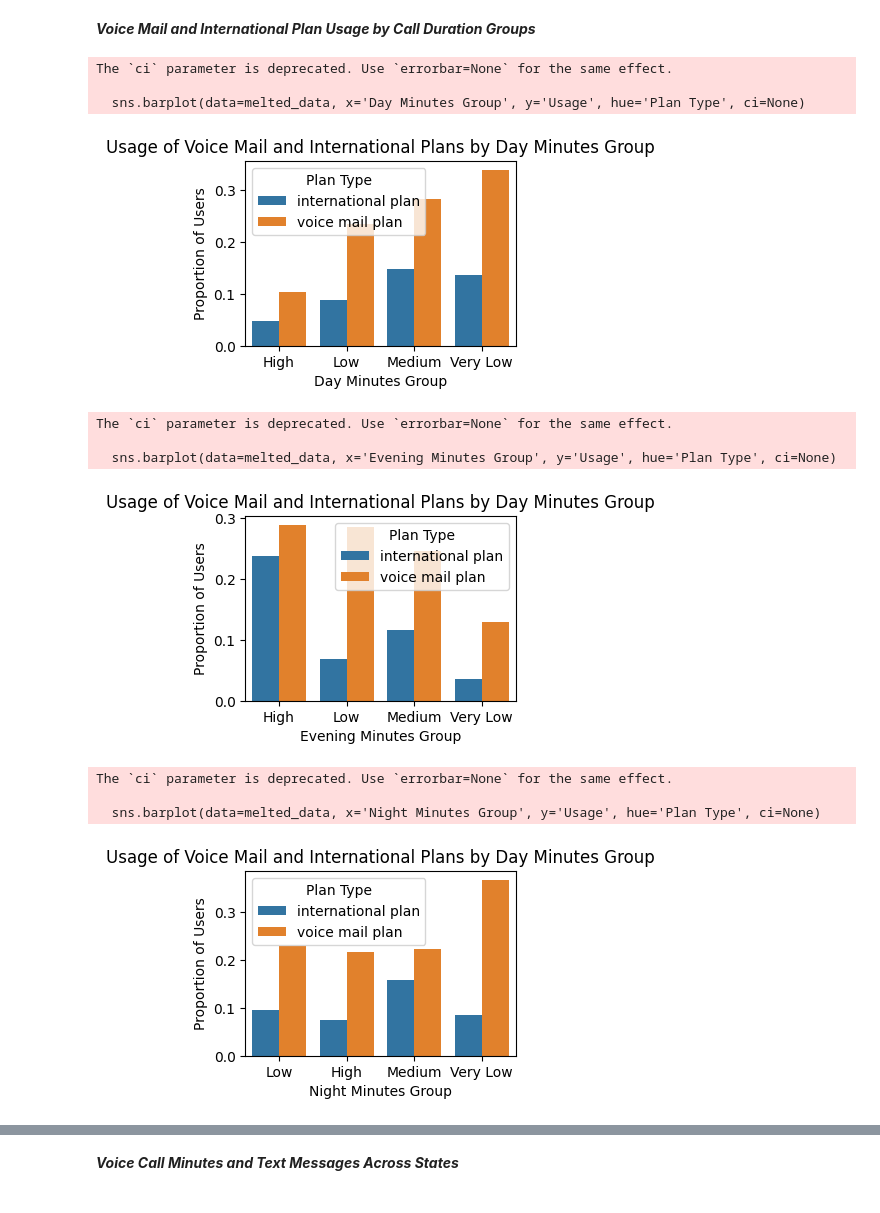
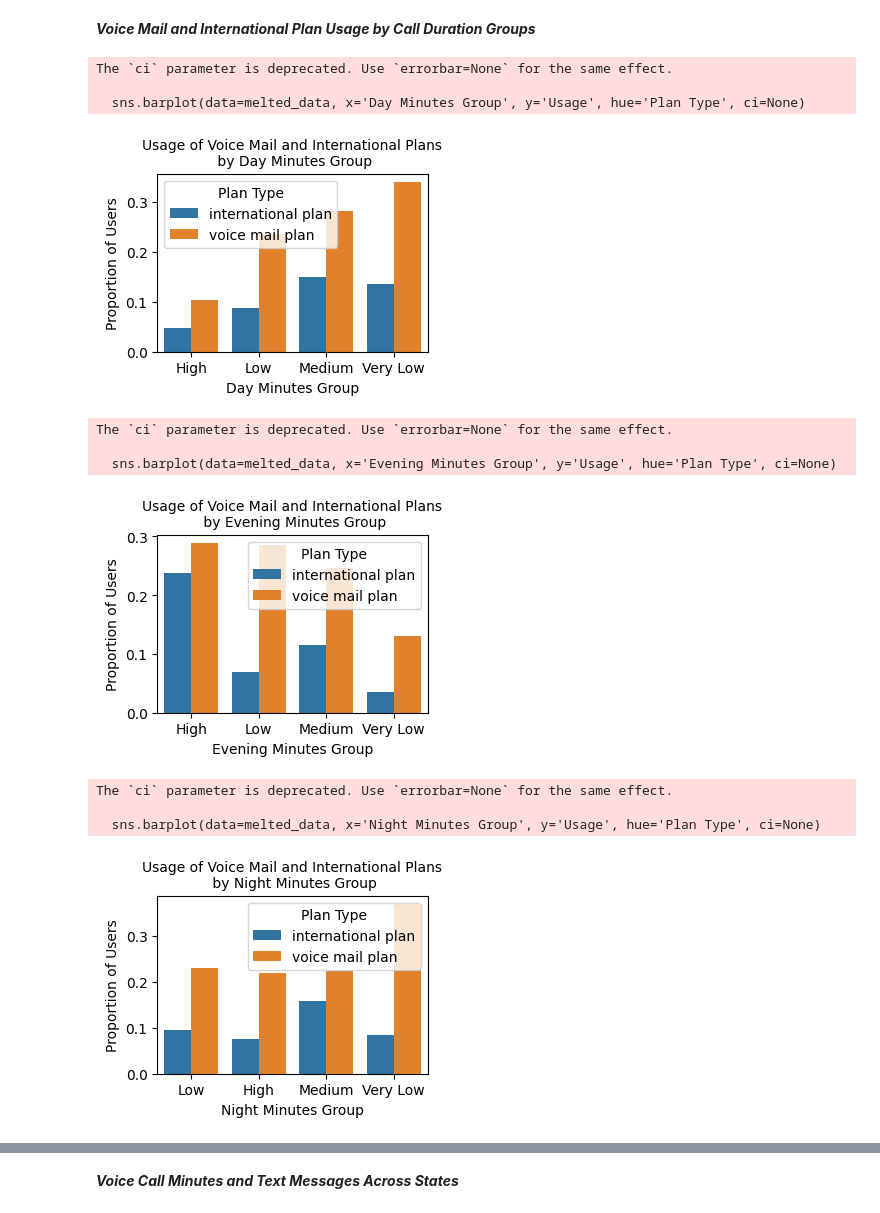
Before and after one commit to Tarannum-Samiha/Telecom-Churn-Analysis, a Jupyter notebook: Telecom_Churn.ipynb, the cells around one changed output, grey strips where cells are left out. Drawn from its saved outputs; the diff is of its cells as text; code cells hidden in the pictures.

```diff
--- a/Telecom_Churn.ipynb
+++ b/Telecom_Churn.ipynb
@@ -219,21 +233,21 @@ melted_data = plan_usage_summary.melt(id_vars=['Day Minutes Group', 'Evening Min
 # %%
 plt.subplot(2, 2, 3)
 sns.barplot(data=melted_data, x='Day Minutes Group', y='Usage', hue='Plan Type', ci=None)
-plt.title('Usage of Voice Mail and International Plans by Day Minutes Group')
+plt.title('Usage of Voice Mail and International Plans\n by Day Minutes Group', fontsize=10)
 plt.xlabel('Day Minutes Group')
 plt.ylabel('Proportion of Users')
 plt.legend(title='Plan Type')
 plt.tight_layout()
 plt.show()
 # %% [output]
 The `ci` parameter is deprecated. Use `errorbar=None` for the same effect.
 
   sns.barplot(data=melted_data, x='Day Minutes Group', y='Usage', hue='Plan Type', ci=None)
-[figure, old version]
+[figure, new version]
 # %%
 plt.subplot(2, 2, 3)
 sns.barplot(data=melted_data, x='Evening Minutes Group', y='Usage', hue='Plan Type', ci=None)
-plt.title('Usage of Voice Mail and International Plans by Day Minutes Group')
+plt.title('Usage of Voice Mail and International Plans\n by Evening Minutes Group', fontsize=10)
 plt.xlabel('Evening Minutes Group')
 plt.ylabel('Proportion of Users')
 plt.legend(title='Plan Type')
@@ -243,11 +257,11 @@ plt.show()
 The `ci` parameter is deprecated. Use `errorbar=None` for the same effect.
 
   sns.barplot(data=melted_data, x='Evening Minutes Group', y='Usage', hue='Plan Type', ci=None)
-[figure, old version]
+[figure, new version]
 # %%
 plt.subplot(2, 2, 3)
 sns.barplot(data=melted_data, x='Night Minutes Group', y='Usage', hue='Plan Type', ci=None)
-plt.title('Usage of Voice Mail and International Plans by Day Minutes Group')
+plt.title('Usage of Voice Mail and International Plans\n by Night Minutes Group', fontsize=10)
 plt.xlabel('Night Minutes Group')
 plt.ylabel('Proportion of Users')
 plt.legend(title='Plan Type')
@@ -257,6 +271,6 @@ plt.show()
 The `ci` parameter is deprecated. Use `errorbar=None` for the same effect.
 
   sns.barplot(data=melted_data, x='Night Minutes Group', y='Usage', hue='Plan Type', ci=None)
-[figure, old version]
+[figure, new version]
 # %%
 plt.subplot(2, 2, 3)
```
Also changed, not shown: parts of 7 cells of this notebook.
